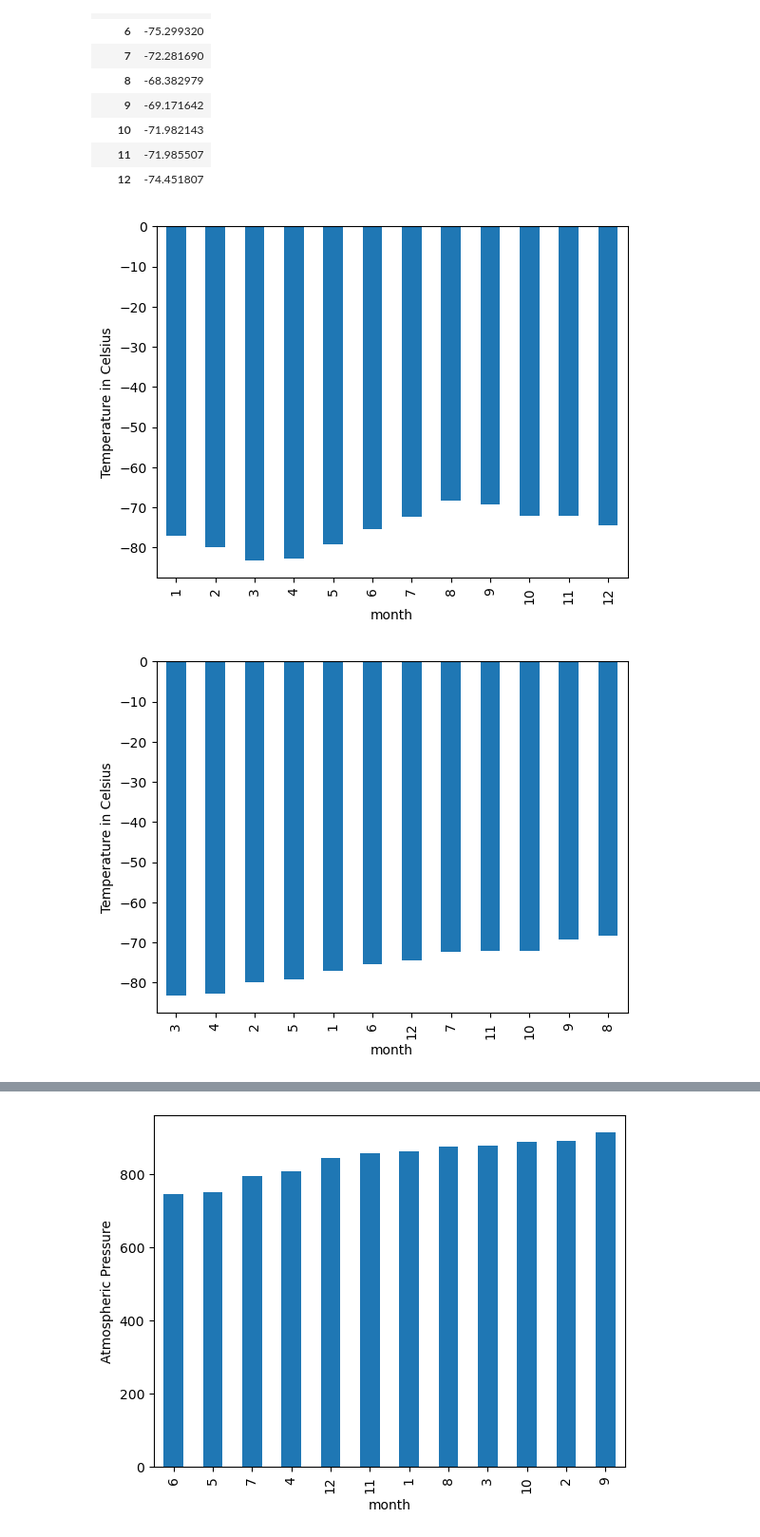
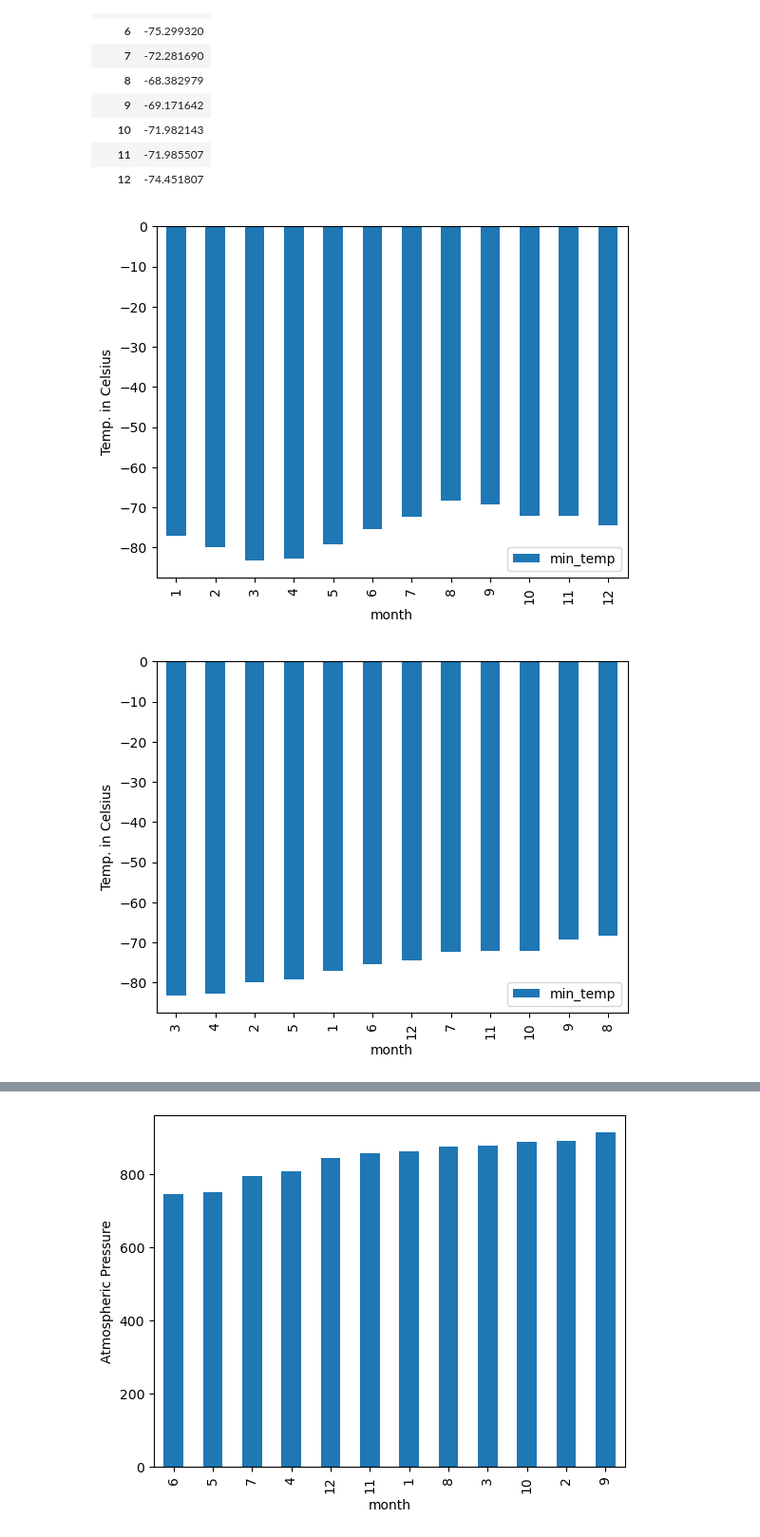
Before and after one commit to clorden1/web-scrape-challenge, a Jupyter notebook: Starter_Code/part_2_mars_weather.ipynb, the cells around one changed output, grey strips where cells are left out. Shown at 95% size. Drawn from its saved outputs; the diff is of its cells as text; code cells hidden in the pictures.

Commit message:
temp analysis

```diff
--- a/Starter_Code/part_2_mars_weather.ipynb
+++ b/Starter_Code/part_2_mars_weather.ipynb
@@ -145,7 +145,8 @@ len(table_df)
 1867
 # %%
 # 3. What is the average low temperature by month?
-table_df[['month', 'min_temp']].groupby('month').mean()
+avg_temp = table_df[['month', 'min_temp']].groupby('month').mean()
+avg_temp
 # %% [output]
 |  | min_temp |
 | month |  |
@@ -163,12 +164,18 @@ table_df[['month', 'min_temp']].groupby('month').mean()
 | 12 | -74.451807 |
 # %%
 # Plot the average temperature by month
+avg_temp.plot(kind = 'bar')
+plt.ylabel('Temp. in Celsius')
+plt.show()
 # %% [output]
-[figure, old version]
+[figure, new version]
 # %%
 # Identify the coldest and hottest months in Curiosity's location
+avg_temp.sort_values('min_temp').plot(kind = 'bar')
+plt.ylabel('Temp. in Celsius')
+plt.show()
 # %% [output]
-[figure, old version]
+[figure, new version]
 # %%
 # 4. Average pressure by Martian month
 # %% [output]
```
